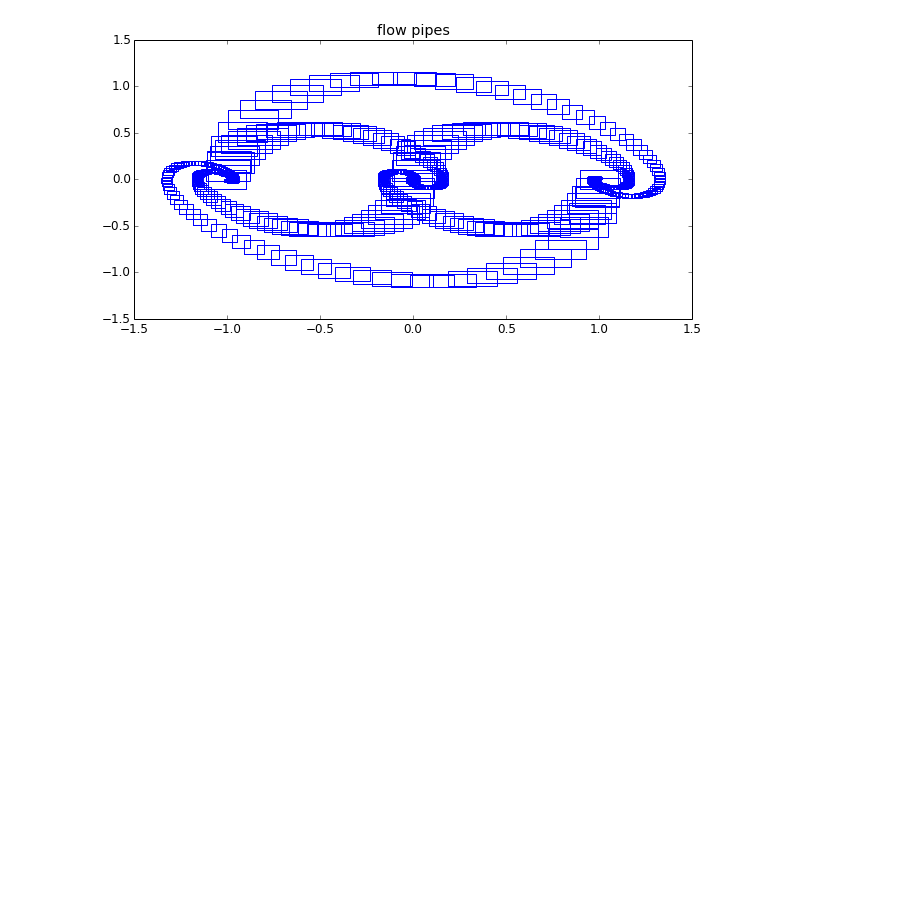
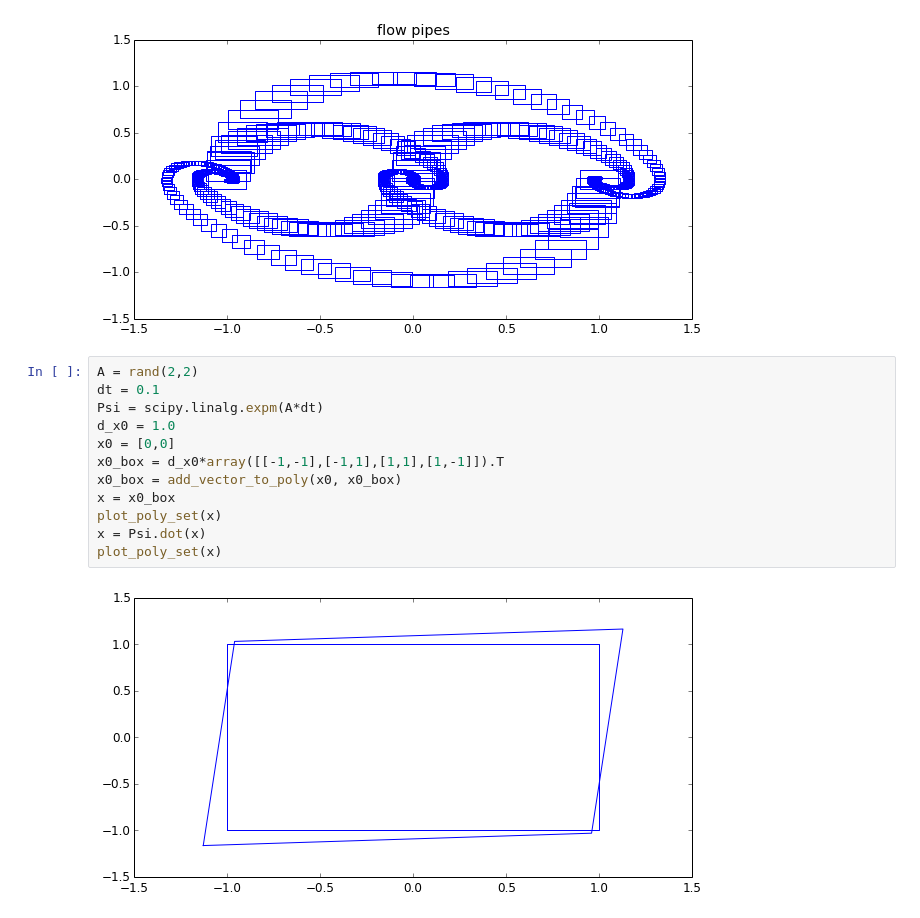
Before and after one commit to jgoppert/control-systems, a Jupyter notebook: Reachable Set.ipynb, the cells around one changed output. Drawn from its saved outputs; the diff is of its cells as text; blank space fills up the shorter version.

```diff
--- a/Reachable Set.ipynb
+++ b/Reachable Set.ipynb
@@ -59,3 +59,17 @@ title('flow pipes')
 # %% [output]
 <matplotlib.text.Text at 0x...>
 [figure]
+# %%
+A = rand(2,2)
+dt = 0.1
+Psi = scipy.linalg.expm(A*dt)
+d_x0 = 1.0
+x0 = [0,0]
+x0_box = d_x0*array([[-1,-1],[-1,1],[1,1],[1,-1]]).T
+x0_box = add_vector_to_poly(x0, x0_box)
+x = x0_box
+plot_poly_set(x)
+x = Psi.dot(x)
+plot_poly_set(x)
+# %% [output]
+[figure, added]
```
Also changed, not shown: parts of 3 cells of this notebook, 1 other file.
